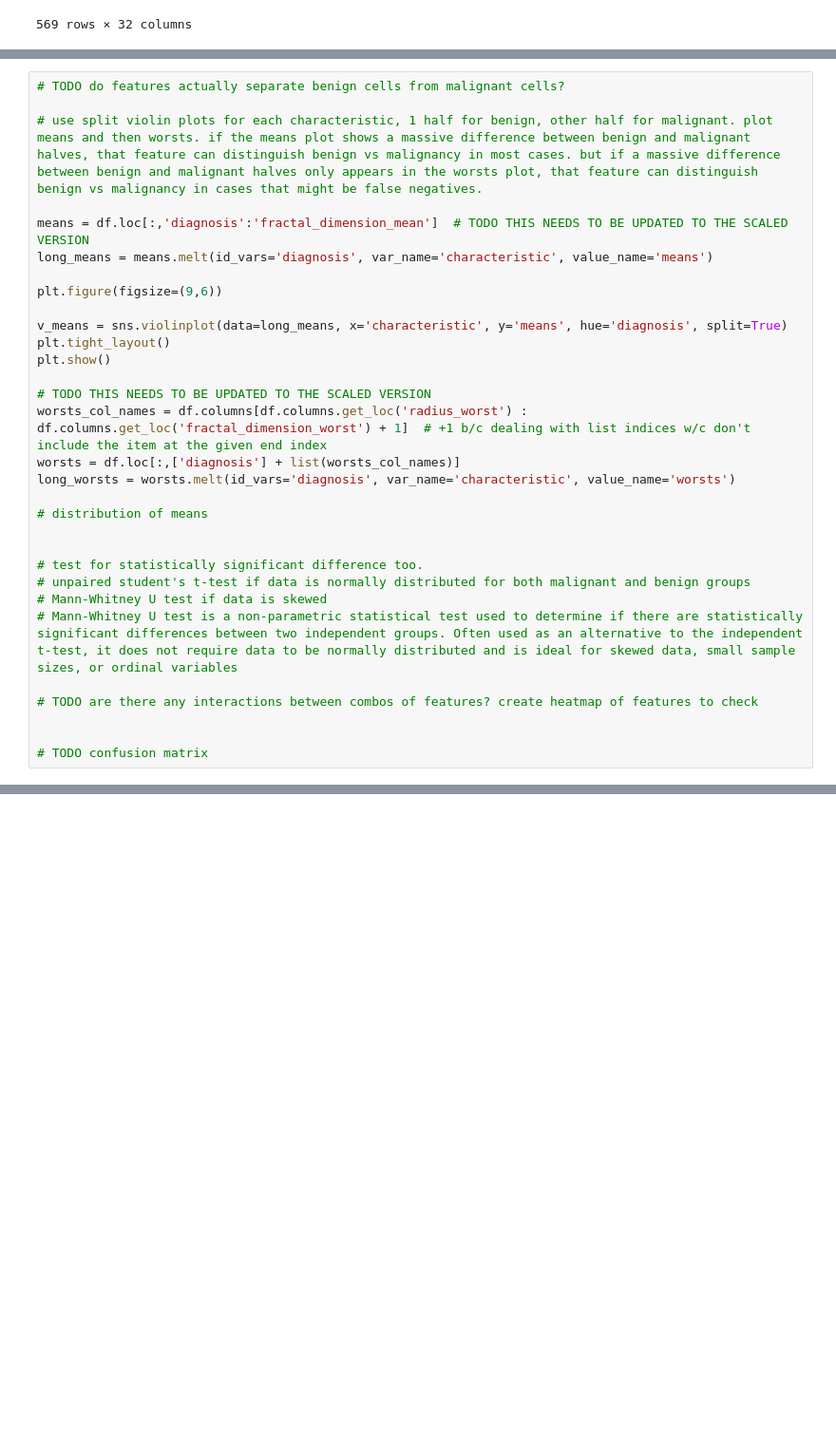
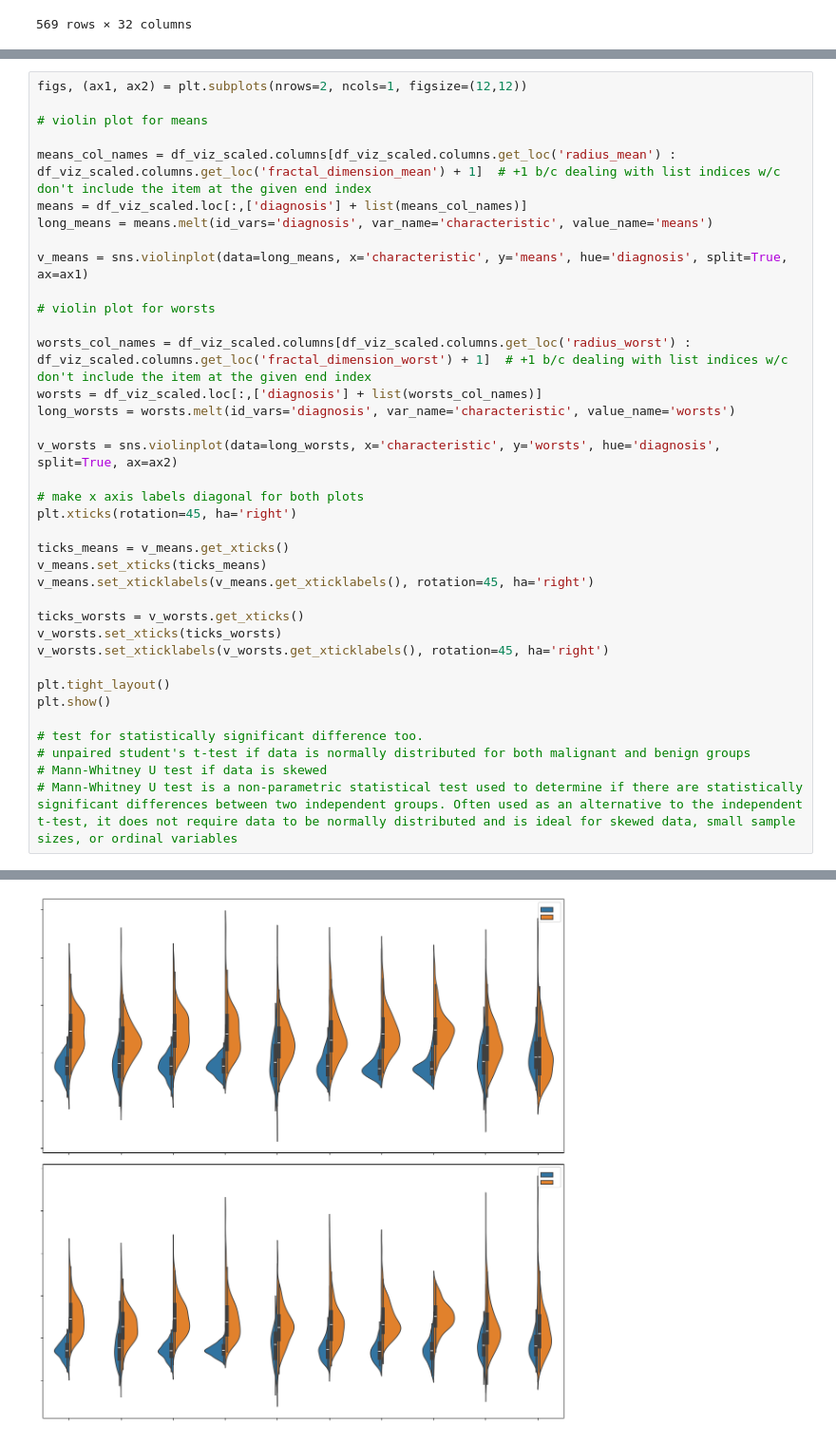
Before and after one commit to ThereseColeongco/classifier-breast-cancer, a Jupyter notebook: classifier.ipynb, the cells around one changed output, grey strips where cells are left out. Shown at 95% size. Saved outputs shown, nothing was run; the diff lists cells and outputs as text; blank space fills up the shorter version.

Commit message:
fix: maybe fixed violin plots

```diff
--- a/classifier.ipynb
+++ b/classifier.ipynb
@@ -150,32 +154,38 @@ df_viz_scaled
 # %%
-# TODO do features actually separate benign cells from malignant cells?
+figs, (ax1, ax2) = plt.subplots(nrows=2, ncols=1, figsize=(12,12))
 
-# use split violin plots for each characteristic, 1 half for benign, other half for malignant. plot means and then worsts. if the means plot shows a massive difference between benign and malignant halves, that feature can distinguish benign vs malignancy in most cases. but if a massive difference between benign and malignant halves only appears in the worsts plot, that feature can distinguish benign vs malignancy in cases that might be false negatives.
+# violin plot for means
 
-means = df.loc[:,'diagnosis':'fractal_dimension_mean']  # TODO THIS NEEDS TO BE UPDATED TO THE SCALED VERSION
+means_col_names = df_viz_scaled.columns[df_viz_scaled.columns.get_loc('radius_mean') : df_viz_scaled.columns.get_loc('fractal_dimension_mean') + 1]  # +1 b/c dealing with list indices w/c don't include the item at the given end index
+means = df_viz_scaled.loc[:,['diagnosis'] + list(means_col_names)]
 long_means = means.melt(id_vars='diagnosis', var_name='characteristic', value_name='means')
 
-plt.figure(figsize=(9,6))
+v_means = sns.violinplot(data=long_means, x='characteristic', y='means', hue='diagnosis', split=True, ax=ax1)
 
-v_means = sns.violinplot(data=long_means, x='characteristic', y='means', hue='diagnosis', split=True)
+# violin plot for worsts
+
+worsts_col_names = df_viz_scaled.columns[df_viz_scaled.columns.get_loc('radius_worst') : df_viz_scaled.columns.get_loc('fractal_dimension_worst') + 1]  # +1 b/c dealing with list indices w/c don't include the item at the given end index
+worsts = df_viz_scaled.loc[:,['diagnosis'] + list(worsts_col_names)]
+long_worsts = worsts.melt(id_vars='diagnosis', var_name='characteristic', value_name='worsts')
+
+v_worsts = sns.violinplot(data=long_worsts, x='characteristic', y='worsts', hue='diagnosis', split=True, ax=ax2)
+
+# make x axis labels diagonal for both plots
+plt.xticks(rotation=45, ha='right')
+
+ticks_means = v_means.get_xticks()
+v_means.set_xticks(ticks_means)
+v_means.set_xticklabels(v_means.get_xticklabels(), rotation=45, ha='right')
+
+ticks_worsts = v_worsts.get_xticks()
+v_worsts.set_xticks(ticks_worsts)
+v_worsts.set_xticklabels(v_worsts.get_xticklabels(), rotation=45, ha='right')
+
 plt.tight_layout()
 plt.show()
-
-# TODO THIS NEEDS TO BE UPDATED TO THE SCALED VERSION
-worsts_col_names = df.columns[df.columns.get_loc('radius_worst') : df.columns.get_loc('fractal_dimension_worst') + 1]  # +1 b/c dealing with list indices w/c don't include the item at the given end index
-worsts = df.loc[:,['diagnosis'] + list(worsts_col_names)]
-long_worsts = worsts.melt(id_vars='diagnosis', var_name='characteristic', value_name='worsts')
-
-# distribution of means
-
 
 # test for statistically significant difference too.
 # unpaired student's t-test if data is normally distributed for both malignant and benign groups
 # Mann-Whitney U test if data is skewed
 # Mann-Whitney U test is a non-parametric statistical test used to determine if there are statistically significant differences between two independent groups. Often used as an alternative to the independent t-test, it does not require data to be normally distributed and is ideal for skewed data, small sample sizes, or ordinal variables
-
-# TODO are there any interactions between combos of features? create heatmap of features to check
-
-
-# TODO confusion matrix
 # %% [output]
@@ -183,0 +209 @@ ValueError: Could not interpret value `` for `x`. An entry with this name does n
+[figure, added]
```
Also changed, not shown: parts of 5 cells of this notebook.
